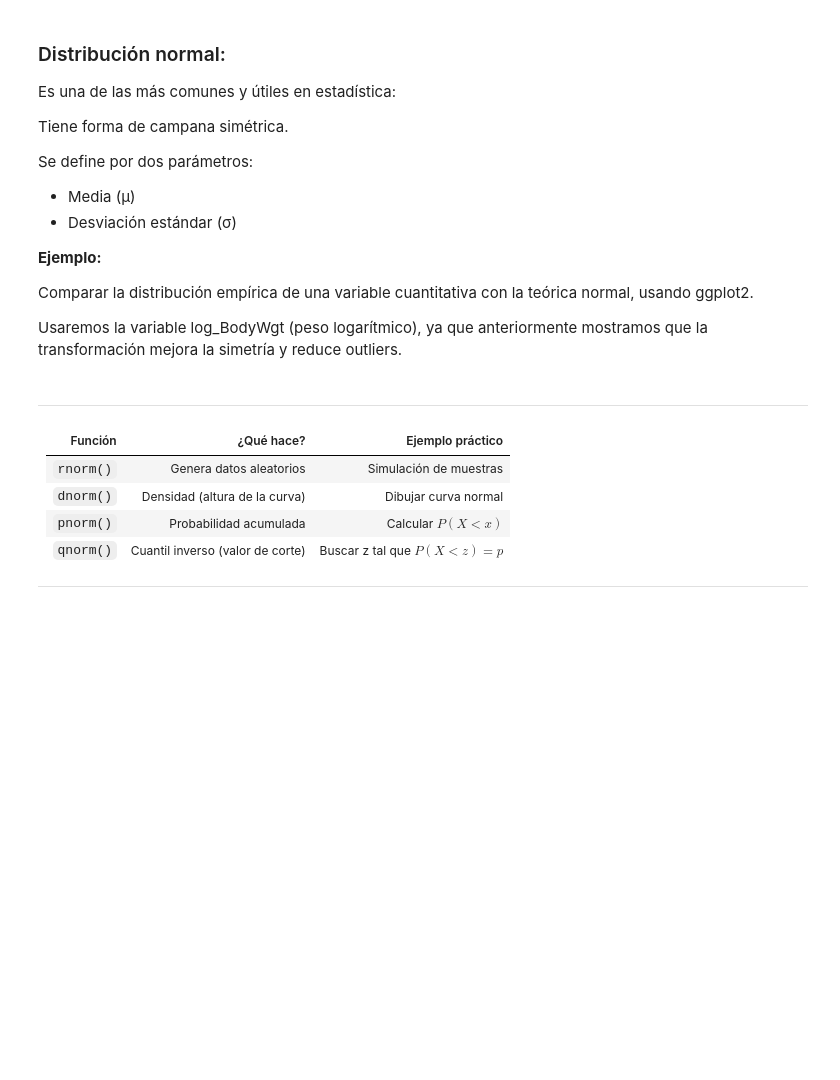
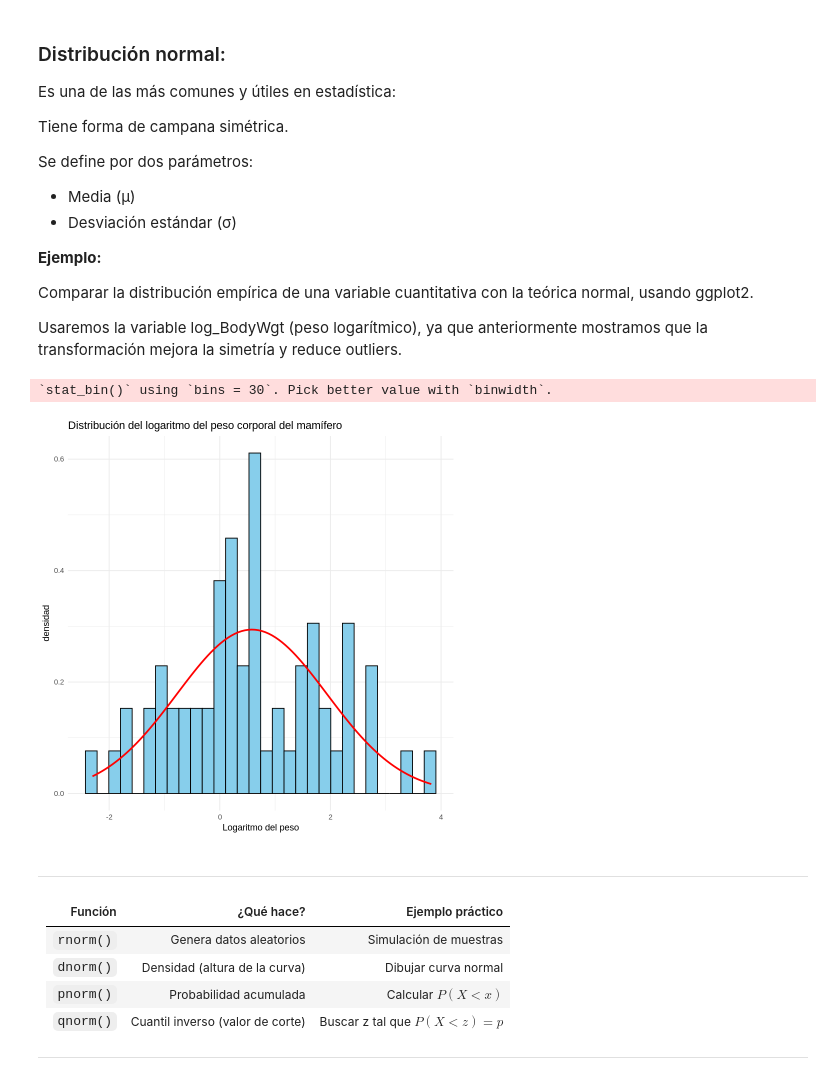
Before and after one commit to ednavivianasegura/ERAP_Curso_R, a Jupyter notebook: ERAP_R_Course_Modulo_IV.ipynb, the cells around one changed output. Drawn from its saved outputs; the diff is of its cells as text; code cells hidden in the pictures; blank space fills up the shorter version.

```diff
--- a/ERAP_R_Course_Modulo_IV.ipynb
+++ b/ERAP_R_Course_Modulo_IV.ipynb
@@ -1036,20 +1102,30 @@ Usaremos la variable log_BodyWgt (peso logarítmico), ya que anteriormente mostr
 # %%
 # Crear gráfico con histograma y curva de densidad normal teórica
 
 
 
   # Histograma con densidad (no frecuencia)
+#Diagrama de barras de la variable BodyWht
+ggplot(sleep_limpio_BodyWgt,aes(x = log_BodyWgt))+
 
-
-
-
-  # Curva de densidad normal teórica ajustada a los datos
-
-
-
-
-
-  # Etiquetas y estilo
+  geom_histogram(
+  aes(y = ..density..), fill="skyblue", color = "black")+
+# Curva de densidad normal teórica ajustada a los datos
+  stat_function(
+  fun = dnorm,
+  args = list(
+mean = mean(sleep_limpio_BodyWgt$log_BodyWgt, na.rm=TRUE),
+sd= sd(sleep_limpio_BodyWgt$log_BodyWgt,na.rm = TRUE)
+  ),
+  color="red", size = 1 )+
+    # Etiquetas y estilo
+  labs(title= "Distribución del logaritmo del peso corporal del mamífero",
+x = "Logaritmo del peso",
+y = "densidad")+
+  theme_minimal()
+# %% [output]
+`stat_bin()` using `bins = 30`. Pick better value with `binwidth`.
+[figure, added]
 # %% [markdown]
 --------------
 | Función   | ¿Qué hace?                       | Ejemplo práctico                |
```
Also changed, not shown: parts of 4 cells of this notebook.
